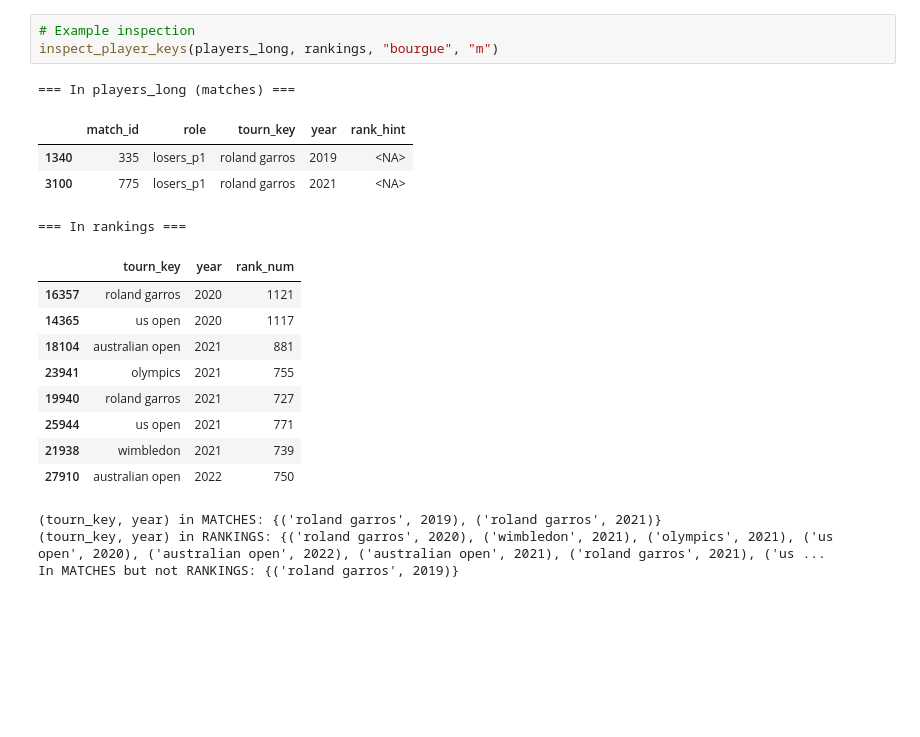
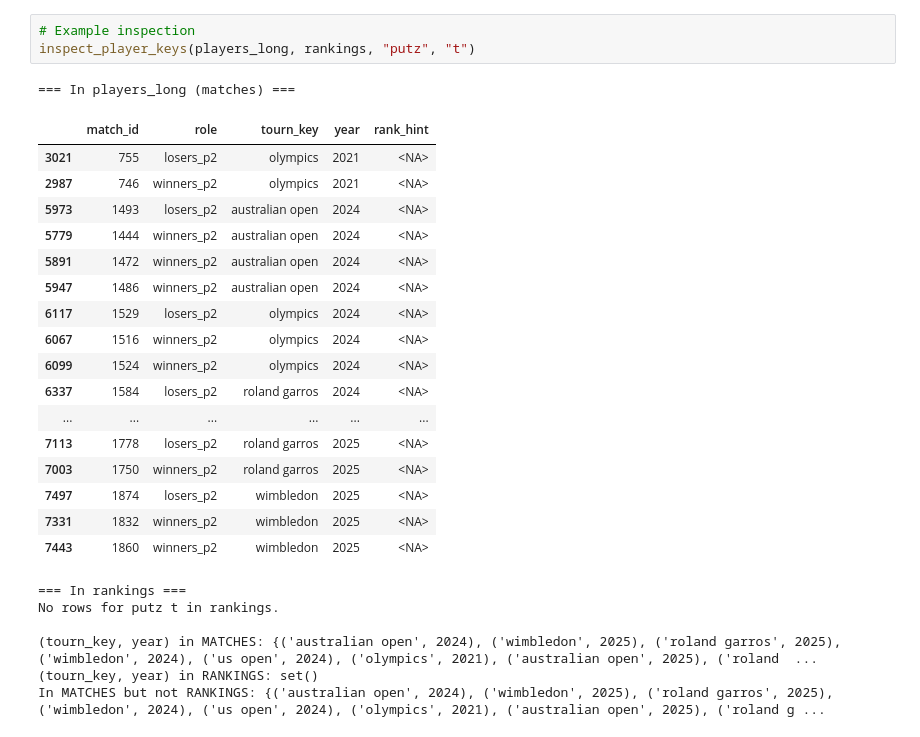
Before and after one commit to AEGDDI/tennis-homophily, a Jupyter notebook: code/merging/matches_ranks.ipynb, the cells around one changed output. Saved outputs shown, nothing was run; the diff lists cells and outputs as text; blank space fills up the shorter version.

```diff
--- a/code/merging/matches_ranks.ipynb
+++ b/code/merging/matches_ranks.ipynb
@@ -817,21 +852,28 @@ Total unmatched players: 90
 # %%
 # Example inspection
-inspect_player_keys(players_long, rankings, "bourgue", "m")
+inspect_player_keys(players_long, rankings, "putz", "t")
 # %% [output]
 === In players_long (matches) ===
 |  | match_id | role | tourn_key | year | rank_hint |
-| 1340 | 335 | losers_p1 | roland garros | 2019 | <NA> |
-| 3100 | 775 | losers_p1 | roland garros | 2021 | <NA> |
+| 3021 | 755 | losers_p2 | olympics | 2021 | <NA> |
+| 2987 | 746 | winners_p2 | olympics | 2021 | <NA> |
+| 5973 | 1493 | losers_p2 | australian open | 2024 | <NA> |
+| 5779 | 1444 | winners_p2 | australian open | 2024 | <NA> |
+| 5891 | 1472 | winners_p2 | australian open | 2024 | <NA> |
+| 5947 | 1486 | winners_p2 | australian open | 2024 | <NA> |
+| 6117 | 1529 | losers_p2 | olympics | 2024 | <NA> |
+| 6067 | 1516 | winners_p2 | olympics | 2024 | <NA> |
+| 6099 | 1524 | winners_p2 | olympics | 2024 | <NA> |
+| 6337 | 1584 | losers_p2 | roland garros | 2024 | <NA> |
+| ... | ... | ... | ... | ... | ... |
+| 7113 | 1778 | losers_p2 | roland garros | 2025 | <NA> |
+| 7003 | 1750 | winners_p2 | roland garros | 2025 | <NA> |
+| 7497 | 1874 | losers_p2 | wimbledon | 2025 | <NA> |
+| 7331 | 1832 | winners_p2 | wimbledon | 2025 | <NA> |
+| 7443 | 1860 | winners_p2 | wimbledon | 2025 | <NA> |
 === In rankings ===
+No rows for putz t in rankings.
+
+(tourn_key, year) in MATCHES: {('australian open', 2024), ('wimbledon', 2025), ('roland garros', 2025), ('wimbledon', 2024), ('us open', 2024), ('olympics', 2021), ('australian open', 2025), ('roland  ...
+(tourn_key, year) in RANKINGS: set()
+In MATCHES but not RANKINGS: {('australian open', 2024), ('wimbledon', 2025), ('roland garros', 2025), ('wimbledon', 2024), ('us open', 2024), ('olympics', 2021), ('australian open', 2025), ('roland g ...
-|  | tourn_key | year | rank_num |
-| 16357 | roland garros | 2020 | 1121 |
-| 14365 | us open | 2020 | 1117 |
-| 18104 | australian open | 2021 | 881 |
-| 23941 | olympics | 2021 | 755 |
-| 19940 | roland garros | 2021 | 727 |
-| 25944 | us open | 2021 | 771 |
-| 21938 | wimbledon | 2021 | 739 |
-| 27910 | australian open | 2022 | 750 |
-(tourn_key, year) in MATCHES: {('roland garros', 2019), ('roland garros', 2021)}
-(tourn_key, year) in RANKINGS: {('roland garros', 2020), ('wimbledon', 2021), ('olympics', 2021), ('us open', 2020), ('australian open', 2022), ('australian open', 2021), ('roland garros', 2021), ('us ...
-In MATCHES but not RANKINGS: {('roland garros', 2019)}
```
Also changed, not shown: parts of 3 cells of this notebook, 3 other files.
